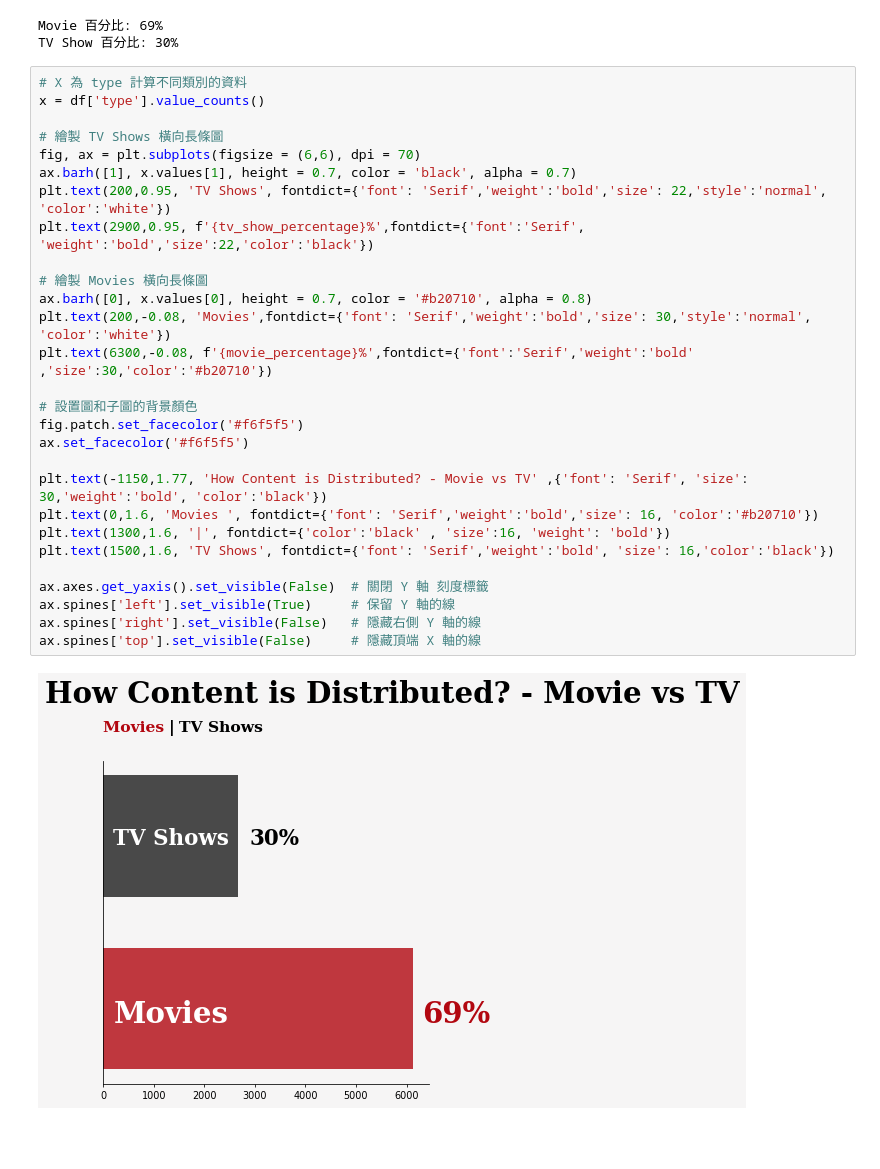
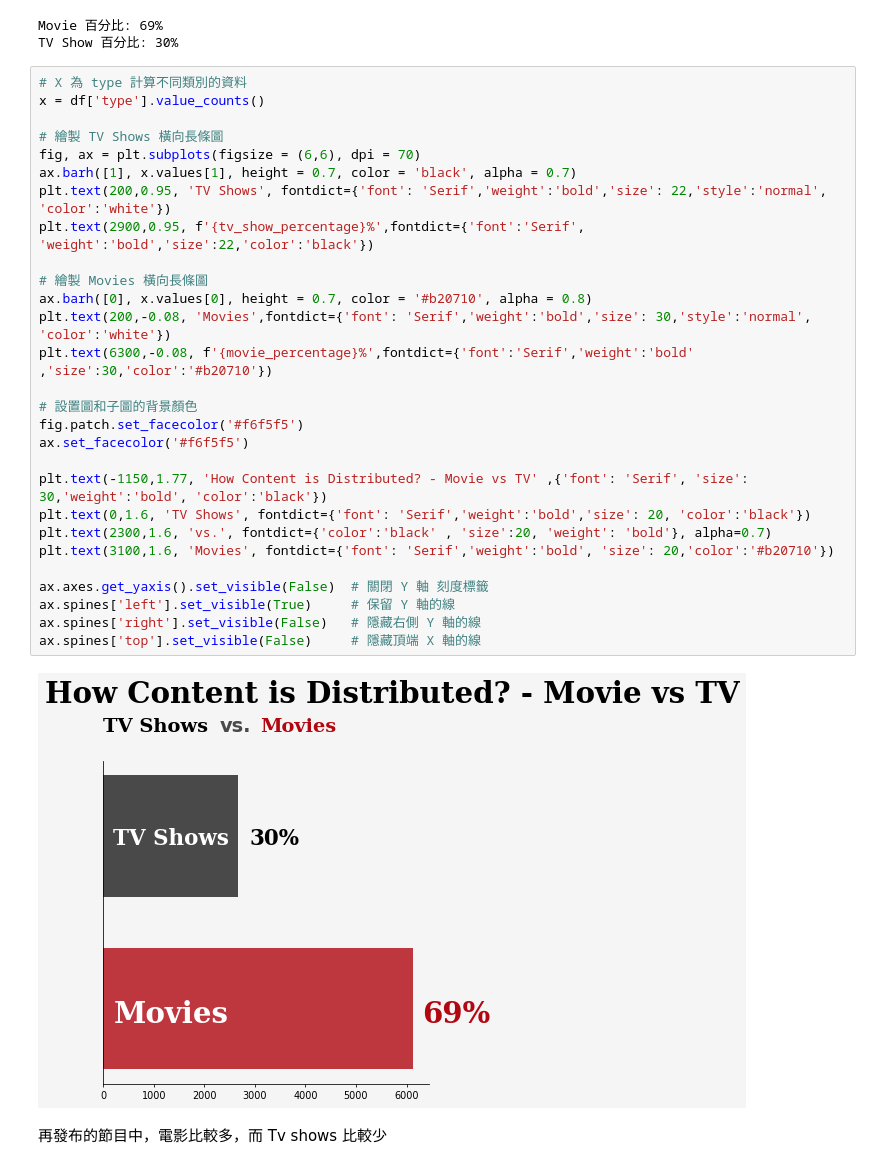
Before and after one commit to Ricky7737/DataAnalysisAndLearning, a Jupyter notebook: Kaggle資料練習/3-Netflix Movies and TV Shows/視覺圖表分析練習/練習1/ChartExercise 1.ipynb, the cells around one changed output. Drawn from its saved outputs; the diff is of its cells as text; blank space fills up the shorter version.

```diff
--- a/Kaggle資料練習/3-Netflix Movies and TV Shows/視覺圖表分析練習/練習1/ChartExercise 1.ipynb
+++ b/Kaggle資料練習/3-Netflix Movies and TV Shows/視覺圖表分析練習/練習1/ChartExercise 1.ipynb
@@ -200,30 +200,32 @@ TV Show 百分比: 30%
 # %%
 # X 為 type 計算不同類別的資料
 x = df['type'].value_counts()
 
 # 繪製 TV Shows 橫向長條圖
 fig, ax = plt.subplots(figsize = (6,6), dpi = 70)
 ax.barh([1], x.values[1], height = 0.7, color = 'black', alpha = 0.7)
 plt.text(200,0.95, 'TV Shows', fontdict={'font': 'Serif','weight':'bold','size': 22,'style':'normal', 'color':'white'})
 plt.text(2900,0.95, f'{tv_show_percentage}%',fontdict={'font':'Serif', 'weight':'bold','size':22,'color':'black'})
 
 # 繪製 Movies 橫向長條圖
 ax.barh([0], x.values[0], height = 0.7, color = '#b20710', alpha = 0.8)
 plt.text(200,-0.08, 'Movies',fontdict={'font': 'Serif','weight':'bold','size': 30,'style':'normal', 'color':'white'})
 plt.text(6300,-0.08, f'{movie_percentage}%',fontdict={'font':'Serif','weight':'bold' ,'size':30,'color':'#b20710'})
 
 # 設置圖和子圖的背景顏色
 fig.patch.set_facecolor('#f6f5f5')
 ax.set_facecolor('#f6f5f5')
 
 plt.text(-1150,1.77, 'How Content is Distributed? - Movie vs TV' ,{'font': 'Serif', 'size': 30,'weight':'bold', 'color':'black'})
-plt.text(0,1.6, 'Movies ', fontdict={'font': 'Serif','weight':'bold','size': 16, 'color':'#b20710'})
-plt.text(1300,1.6, '|', fontdict={'color':'black' , 'size':16, 'weight': 'bold'})
-plt.text(1500,1.6, 'TV Shows', fontdict={'font': 'Serif','weight':'bold', 'size': 16,'color':'black'})
+plt.text(0,1.6, 'TV Shows', fontdict={'font': 'Serif','weight':'bold','size': 20, 'color':'black'})
+plt.text(2300,1.6, 'vs.', fontdict={'color':'black' , 'size':20, 'weight': 'bold'}, alpha=0.7)
+plt.text(3100,1.6, 'Movies', fontdict={'font': 'Serif','weight':'bold', 'size': 20,'color':'#b20710'})
 
 ax.axes.get_yaxis().set_visible(False)  # 關閉 Y 軸 刻度標籤
 ax.spines['left'].set_visible(True)     # 保留 Y 軸的線
 ax.spines['right'].set_visible(False)   # 隱藏右側 Y 軸的線
 ax.spines['top'].set_visible(False)     # 隱藏頂端 X 軸的線
 # %% [output]
-[figure, old version]
+[figure, new version]
+# %% [markdown]
+再發布的節目中，電影比較多，而 Tv shows 比較少
```
Also changed, not shown: parts of 5 cells of this notebook.
